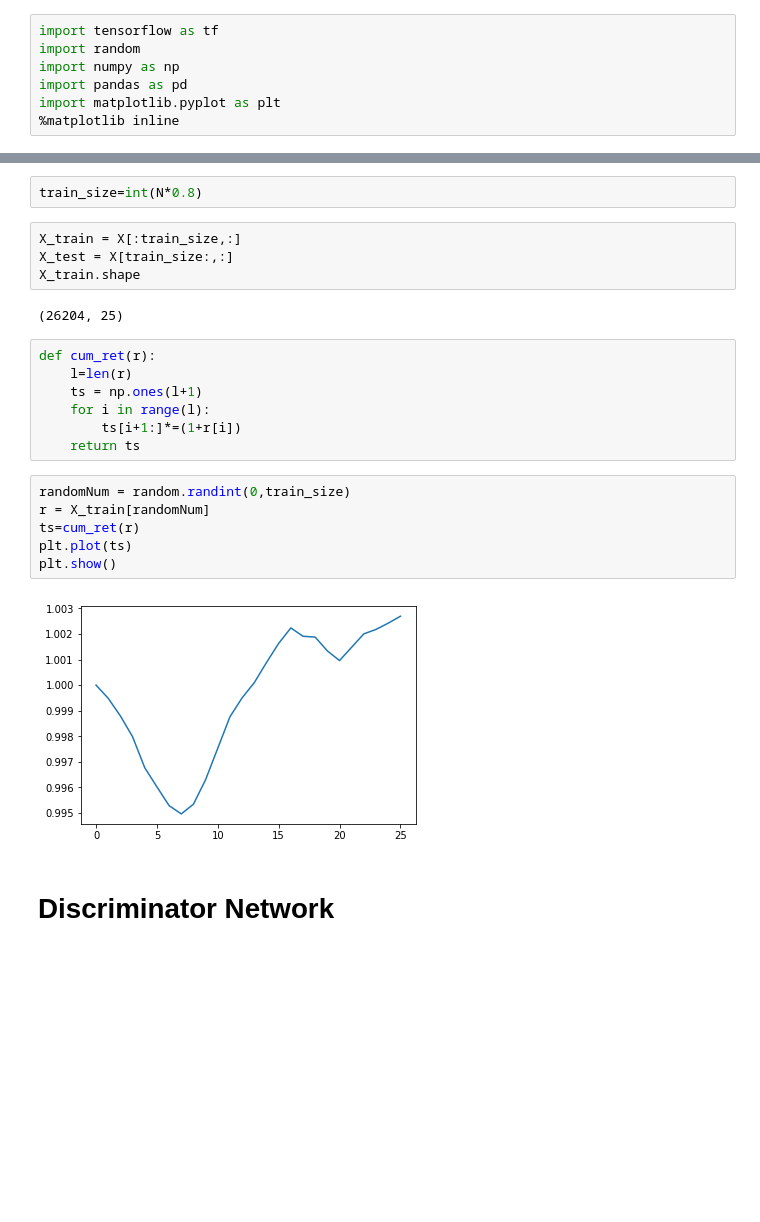
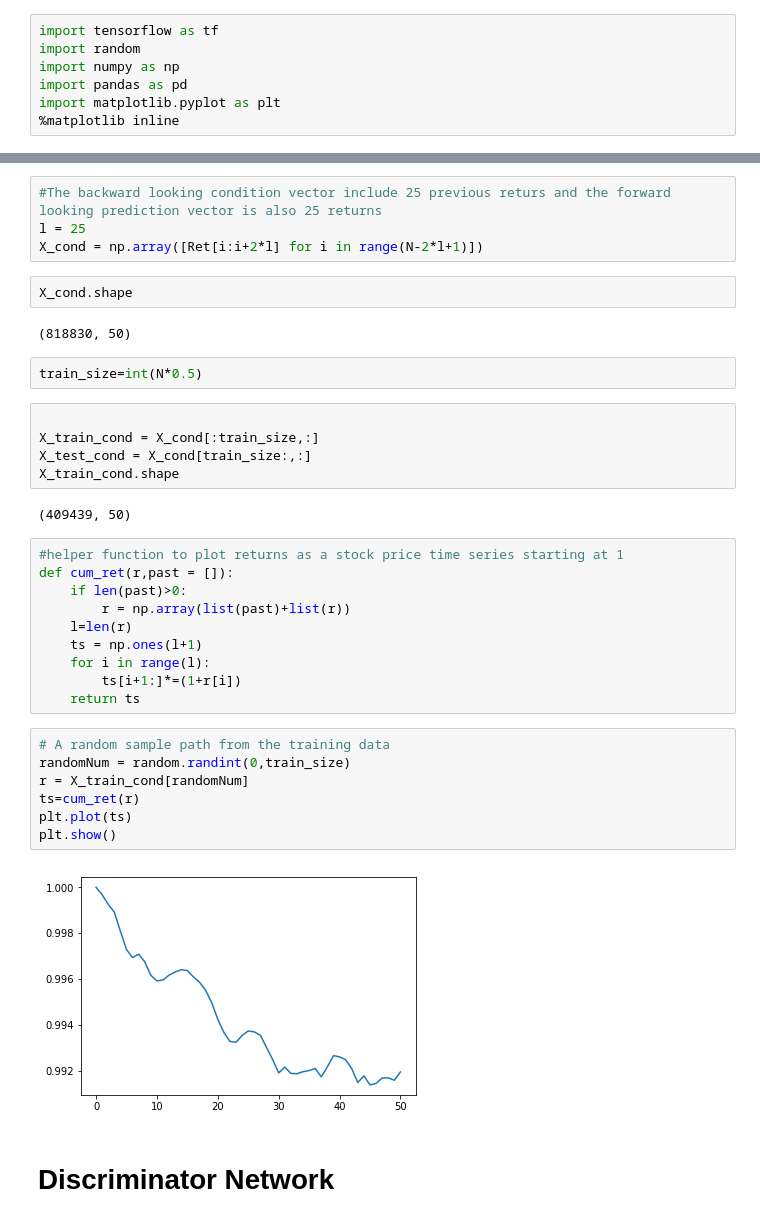
Before and after one commit to lovemaru811/GAN_Stock_Simulation, a Jupyter notebook: GAN finance.ipynb, the cells around one changed output, grey strips where cells are left out. Cells and saved outputs as stored; diff of their text form; blank space fills up the shorter version.

```diff
--- a/GAN finance.ipynb
+++ b/GAN finance.ipynb
@@ -29,26 +30,39 @@ X = Ret.reshape(N,l)
+# %%
+#The backward looking condition vector include 25 previous returs and the forward looking prediction vector is also 25 returns
+l = 25
+X_cond = np.array([Ret[i:i+2*l] for i in range(N-2*l+1)])
+# %%
+X_cond.shape
+# %% [output]
+(818830, 50)
 # %%
-train_size=int(N*0.8)
+train_size=int(N*0.5)
-# %%
-X_train = X[:train_size,:]
-X_test = X[train_size:,:]
-X_train.shape
-# %% [output]
-(26204, 25)
+# %%
+
+X_train_cond = X_cond[:train_size,:]
+X_test_cond = X_cond[train_size:,:]
+X_train_cond.shape
+# %% [output]
+(409439, 50)
 # %%
-def cum_ret(r):
+#helper function to plot returns as a stock price time series starting at 1
+def cum_ret(r,past = []):
+    if len(past)>0:
+        r = np.array(list(past)+list(r))
     l=len(r)
     ts = np.ones(l+1)
     for i in range(l):
         ts[i+1:]*=(1+r[i])
     return ts
 # %%
+# A random sample path from the training data
 randomNum = random.randint(0,train_size)
-r = X_train[randomNum]
+r = X_train_cond[randomNum]
 ts=cum_ret(r)
 plt.plot(ts)
 plt.show()
 # %% [output]
-[figure, old version]
+[figure, new version]
 # %% [markdown]
 # Discriminator Network
 # %%
```
Also changed, not shown: parts of 19 cells of this notebook.
